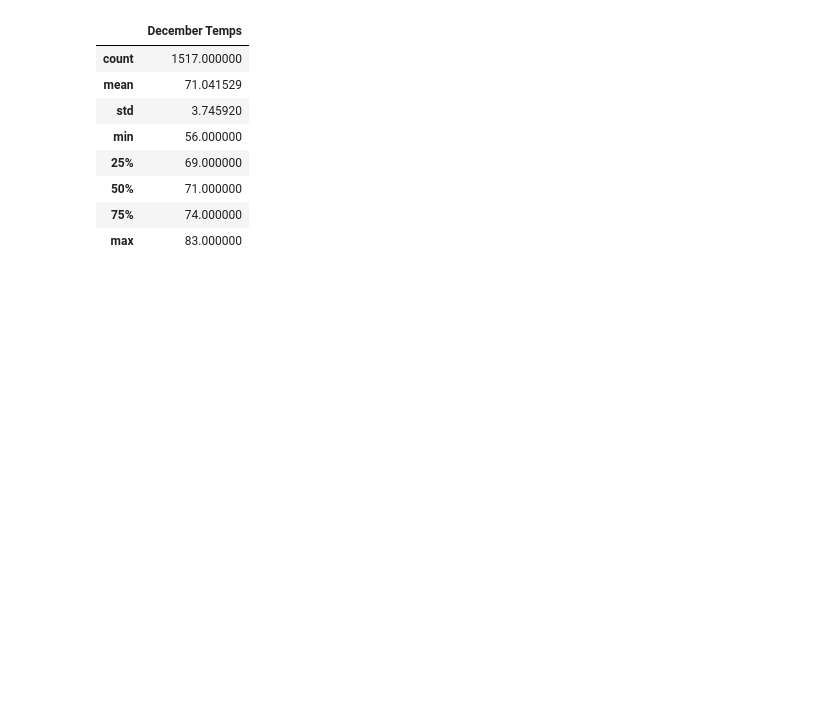
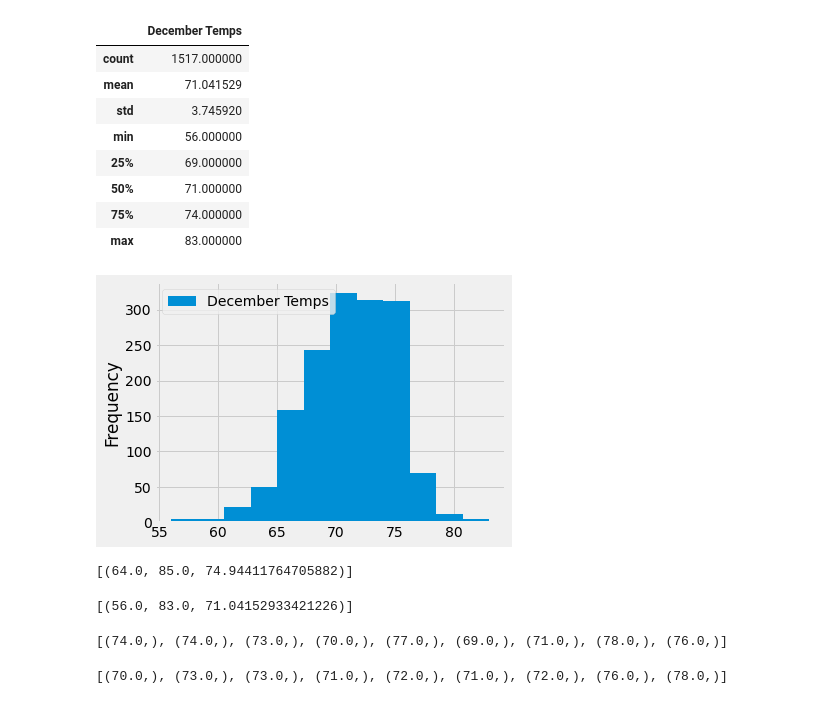
Before and after one commit to bradrobe/surfs_up, a Jupyter notebook: SurfsUp_Challenge.ipynb, the cells around one changed output. Cells and saved outputs as stored; diff of their text form; code cells hidden in the pictures; blank space fills up the shorter version.

```diff
--- a/SurfsUp_Challenge.ipynb
+++ b/SurfsUp_Challenge.ipynb
@@ -81,3 +90,32 @@ df.describe()
 | 50% | 71.000000 |
 | 75% | 74.000000 |
 | max | 83.000000 |
+# %%
+df.plot.hist(bins=12)
+plt.tight_layout()
+# %% [output]
+[figure, added]
+# %%
+session.query(func.min(Measurement.tobs), func.max(Measurement.tobs), func.avg(Measurement.tobs)).\
+filter(extract('month', Measurement.date)==6).all()
+# %% [output]
+[(64.0, 85.0, 74.94411764705882)]
+# %%
+session.query(func.min(Measurement.tobs), func.max(Measurement.tobs), func.avg(Measurement.tobs)).\
+filter(extract('month', Measurement.date)==12).all()
+# %% [output]
+[(56.0, 83.0, 71.04152933421226)]
+# %%
+station_june = session.query(Measurement.tobs).\
+group_by(Measurement.station).\
+filter(extract('month', Measurement.date)==6).all()
+print(station_june)
+# %% [output]
+[(74.0,), (74.0,), (73.0,), (70.0,), (77.0,), (69.0,), (71.0,), (78.0,), (76.0,)]
+# %%
+station_dec = session.query(Measurement.tobs).\
+group_by(Measurement.station).\
+filter(extract('month', Measurement.date)==12).all()
+print(station_dec)
+# %% [output]
+[(70.0,), (73.0,), (73.0,), (71.0,), (72.0,), (71.0,), (72.0,), (76.0,), (78.0,)]
```
Also changed, not shown: parts of 2 cells of this notebook.
